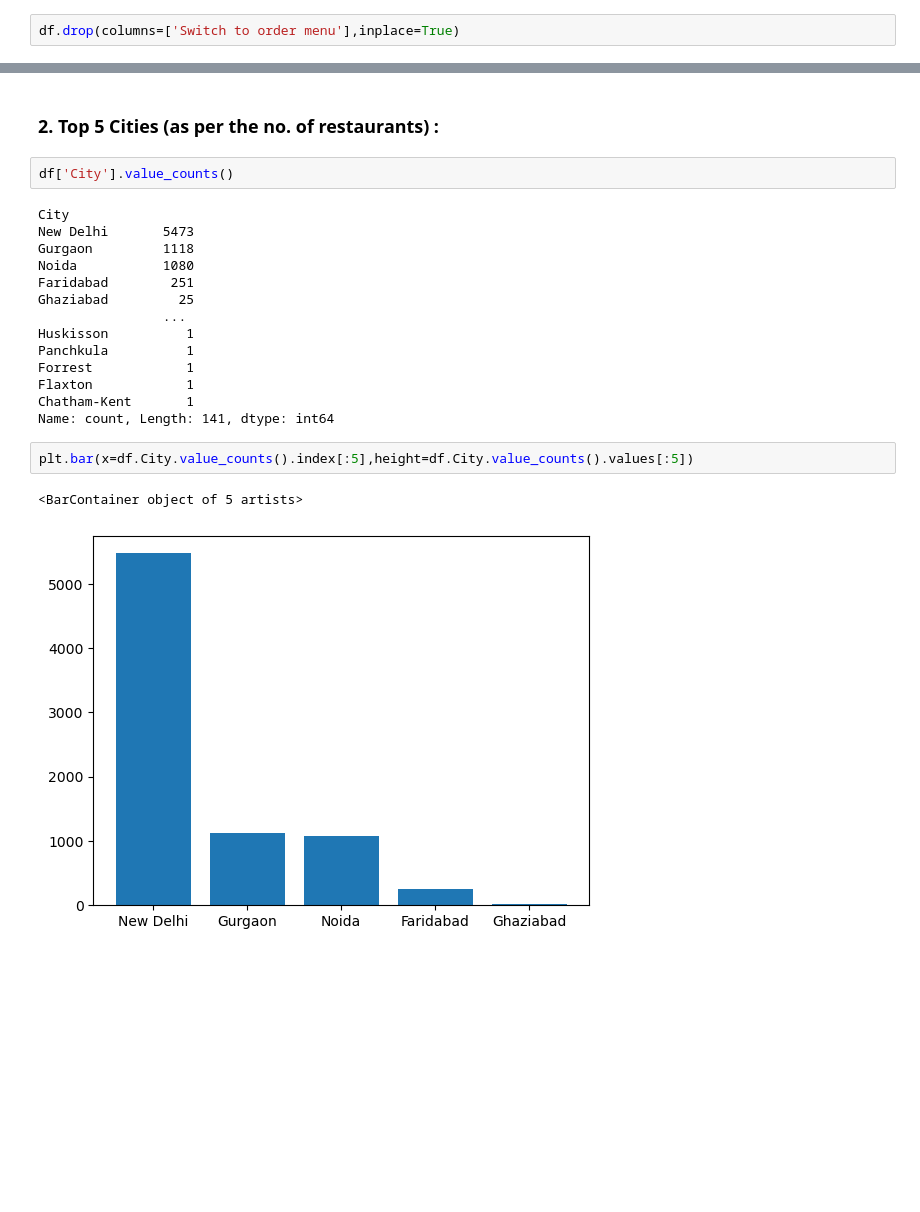
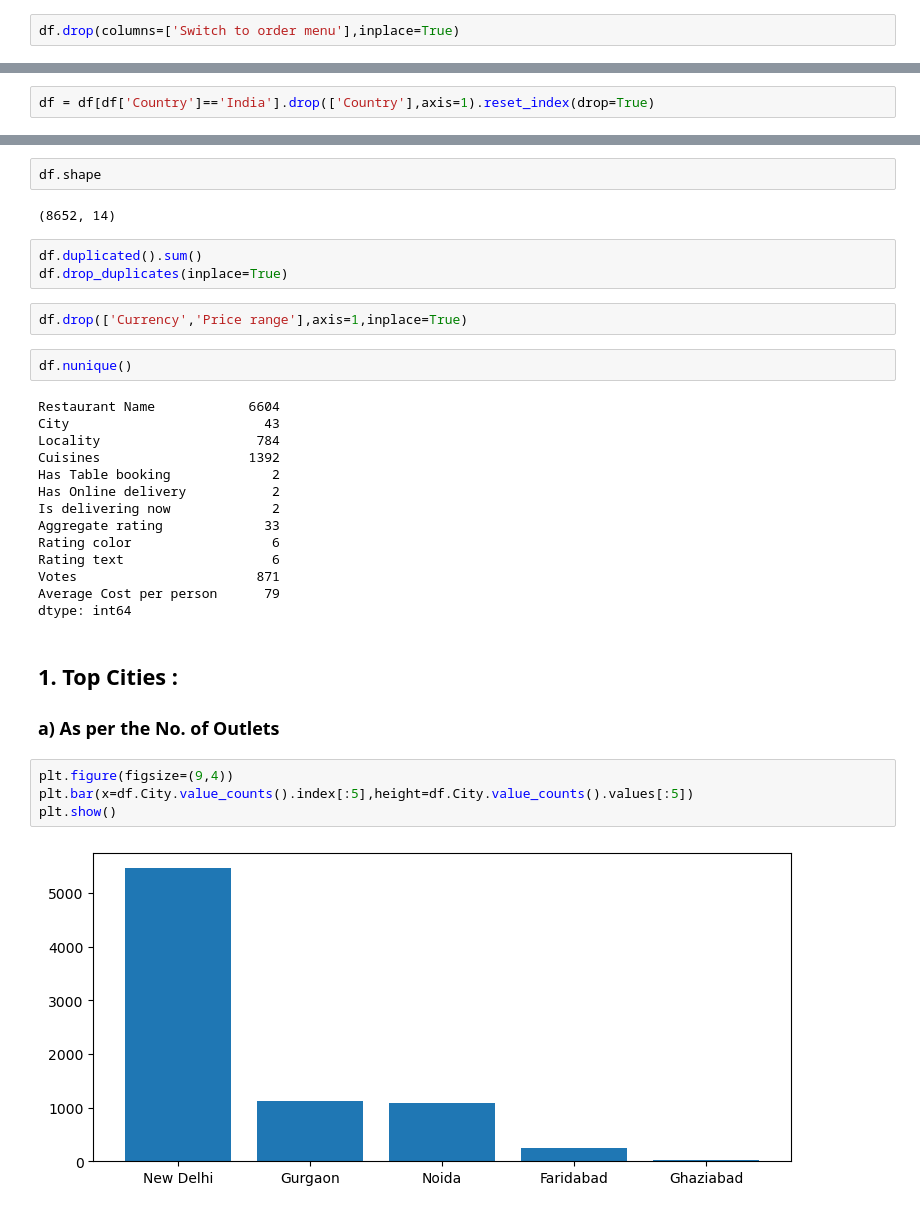
Before and after one commit to dhairyag22/Zomato-Data-Analysis, a Jupyter notebook: Analysis.ipynb, the cells around one changed output, grey strips where cells are left out. Drawn from its saved outputs; the diff is of its cells as text; blank space fills up the shorter version.

```diff
--- a/Analysis.ipynb
+++ b/Analysis.ipynb
@@ -172,0 +180,2 @@ plt.pie(x=df.Country.value_counts().values[:3],labels=df.Country.value_counts().
+# %%
+df = df[df['Country']=='India'].drop(['Country'],axis=1).reset_index(drop=True)
@@ -173,23 +191,34 @@ plt.pie(x=df.Country.value_counts().values[:3],labels=df.Country.value_counts().
+# %%
+df.shape
+# %% [output]
+(8652, 14)
+# %%
+df.duplicated().sum()
+df.drop_duplicates(inplace=True)
+# %%
+df.drop(['Currency','Price range'],axis=1,inplace=True)
+# %%
+df.nunique()
+# %% [output]
+Restaurant Name            6604
+City                         43
+Locality                    784
+Cuisines                   1392
+Has Table booking             2
+Has Online delivery           2
+Is delivering now             2
+Aggregate rating             33
+Rating color                  6
+Rating text                   6
+Votes                       871
+Average Cost per person      79
+dtype: int64
 # %% [markdown]
-### 2. Top 5 Cities (as per the no. of restaurants) :
+## 1. Top Cities :
+### a) As per the No. of Outlets
-# %%
-df['City'].value_counts()
-# %% [output]
-City
-New Delhi       5473
-Gurgaon         1118
-Noida           1080
-Faridabad        251
-Ghaziabad         25
-                ...
-Huskisson          1
-Panchkula          1
-Forrest            1
-Flaxton            1
-Chatham-Kent       1
-Name: count, Length: 141, dtype: int64
 # %%
+plt.figure(figsize=(9,4))
 plt.bar(x=df.City.value_counts().index[:5],height=df.City.value_counts().values[:5])
+plt.show()
 # %% [output]
-<BarContainer object of 5 artists>
-[figure, old version]
+[figure, new version]
```
Also changed, not shown: parts of 37 cells of this notebook.
